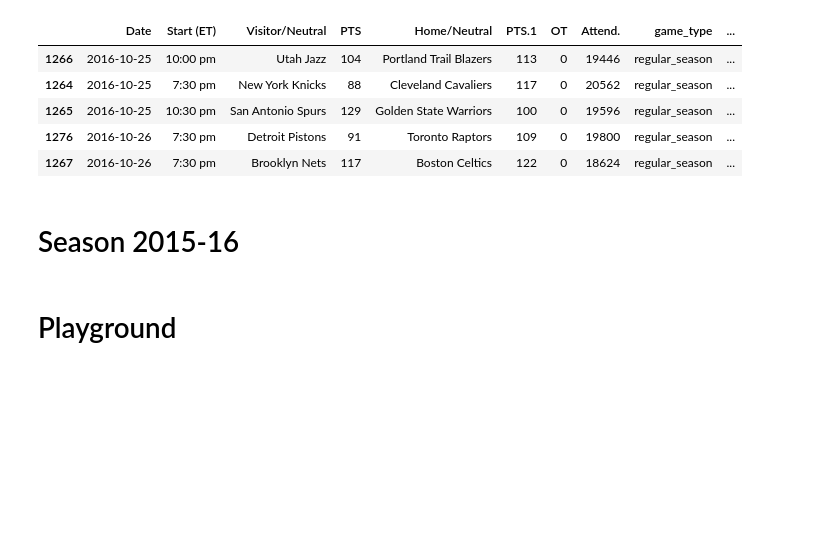
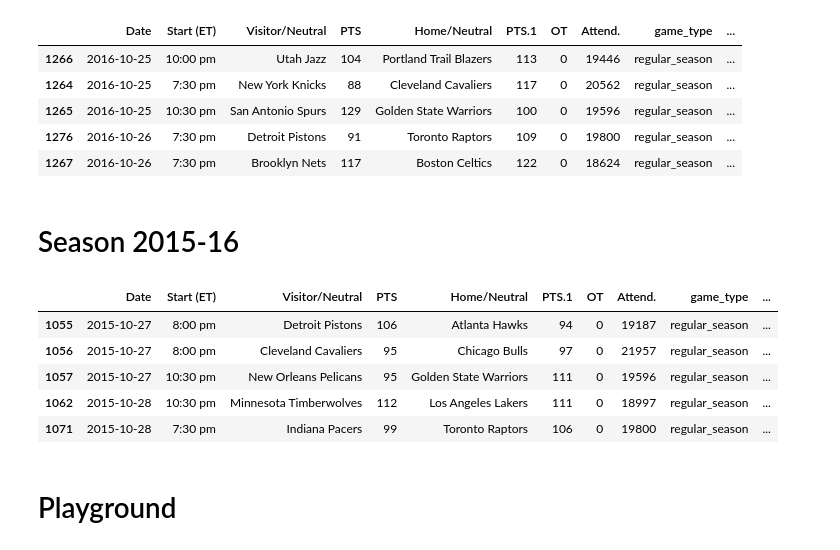
Before and after one commit to jgoerner/SportsPrediction, a Jupyter notebook: NBA/notebooks/1.4-Combine-Season-Data.ipynb, the cells around one changed output. Drawn from its saved outputs; the diff is of its cells as text; code cells hidden in the pictures; blank space fills up the shorter version.

Commit message:
created season file 1516

```diff
--- a/NBA/notebooks/1.4-Combine-Season-Data.ipynb
+++ b/NBA/notebooks/1.4-Combine-Season-Data.ipynb
@@ -172,0 +171,11 @@ d.loc[df1617["game_type"] == "playoff"]
+# %%
+df1516.ix[df1516["Date"] > "2010-04-12", "game_name"] = df1516["Visitor/Neutral"] + " at " + df1516["Home/Neutral"]
+# %%
+df1516.head()
+# %% [output]
+|  | Date | Start (ET) | Visitor/Neutral | PTS | Home/Neutral | PTS.1 | OT | Attend. | game_type | ... |
+| 1055 | 2015-10-27 | 8:00 pm | Detroit Pistons | 106 | Atlanta Hawks | 94 | 0 | 19187 | regular_season | ... |
+| 1056 | 2015-10-27 | 8:00 pm | Cleveland Cavaliers | 95 | Chicago Bulls | 97 | 0 | 21957 | regular_season | ... |
+| 1057 | 2015-10-27 | 10:30 pm | New Orleans Pelicans | 95 | Golden State Warriors | 111 | 0 | 19596 | regular_season | ... |
+| 1062 | 2015-10-28 | 10:30 pm | Minnesota Timberwolves | 112 | Los Angeles Lakers | 111 | 0 | 18997 | regular_season | ... |
+| 1071 | 2015-10-28 | 7:30 pm | Indiana Pacers | 99 | Toronto Raptors | 106 | 0 | 19800 | regular_season | ... |
```
Also changed, not shown: parts of 2 cells of this notebook.
